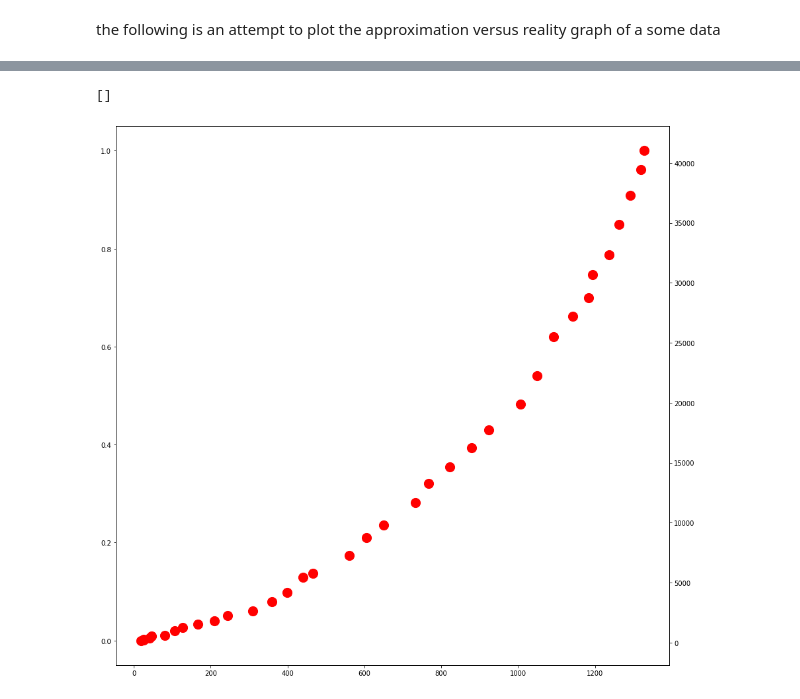
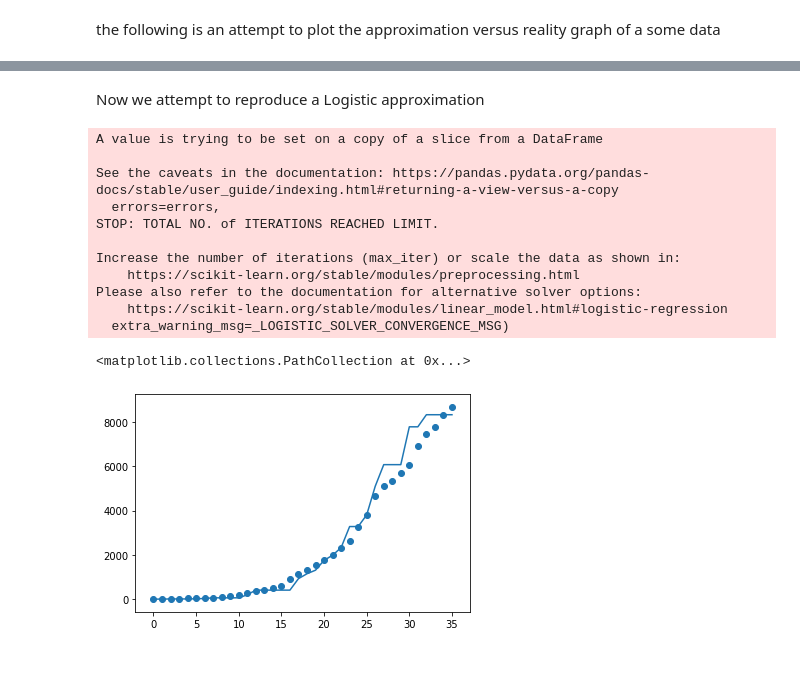
Before and after one commit to simonegiancola09/covid-19-Analysis, a Jupyter notebook: Covid.ipynb, the cells around one changed output, grey strips where cells are left out. Cells and saved outputs as stored; diff of their text form; code cells hidden in the pictures; blank space fills up the shorter version.

```diff
--- a/Covid.ipynb
+++ b/Covid.ipynb
@@ -606,18 +677,0 @@ def plot_approx(area,asc,ords,degree=2):
-# %%
-#####QUA DEVO FINIRE########
-
-
-p=PolynomialFeatures(degree=3,include_bias=False)
-x=Lom['terapia_intensiva'].to_numpy().reshape(-1,1)
-y=Lom['totale_casi']
-x_pol=p.fit_transform(x)
-lr=LinearRegression()
-lr.fit(x_pol,y)
-fig=plt.figure(figsize=(15,15))
-ax1=fig.add_subplot(111)
-ax2=ax1.twinx()
-ax2.scatter(Lom['terapia_intensiva'],Lom['totale_casi'],c='r',label='True values',s=200)
-ax1.plot()
-# %% [output]
-[]
-[figure, removed]
@@ -625,0 +678,25 @@ Lom['terapia_intensiva']
+# %% [markdown]
+Now we attempt to reproduce a Logistic approximation
+# %%
+mil=get_provincia('Milano',province)
+#plot_df(mil,'day','totale_casi')
+X=np.arange(len(mil['day'])).reshape(-1,1)
+y=mil['totale_casi']
+log_r=LogisticRegression()
+log_r.fit(X,y)
+plt.plot(X,log_r.predict(X))
+plt.scatter(X,y)
+# %% [output]
+A value is trying to be set on a copy of a slice from a DataFrame
+
+See the caveats in the documentation: https://pandas.pydata.org/pandas-docs/stable/user_guide/indexing.html#returning-a-view-versus-a-copy
+  errors=errors,
+STOP: TOTAL NO. of ITERATIONS REACHED LIMIT.
+
+Increase the number of iterations (max_iter) or scale the data as shown in:
+    https://scikit-learn.org/stable/modules/preprocessing.html
+Please also refer to the documentation for alternative solver options:
+    https://scikit-learn.org/stable/modules/linear_model.html#logistic-regression
+  extra_warning_msg=_LOGISTIC_SOLVER_CONVERGENCE_MSG)
+<matplotlib.collections.PathCollection at 0x...>
+[figure, added]
```
Also changed, not shown: parts of 31 cells of this notebook.
